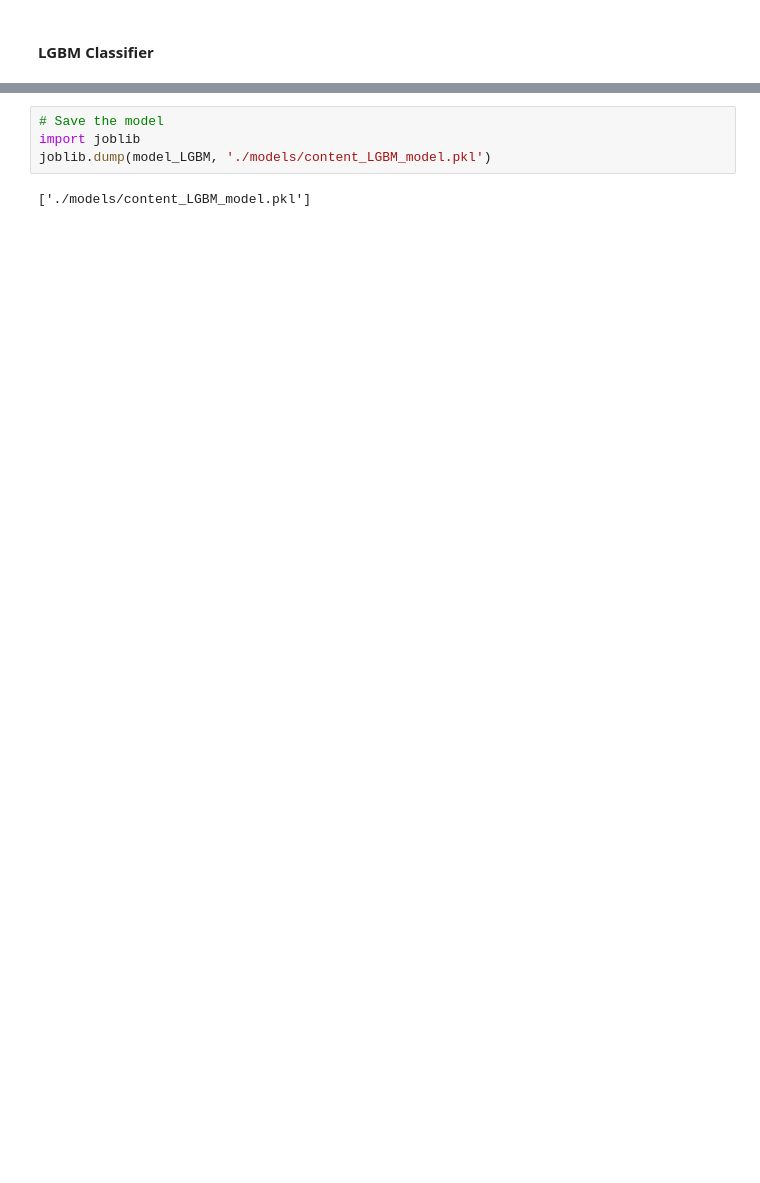
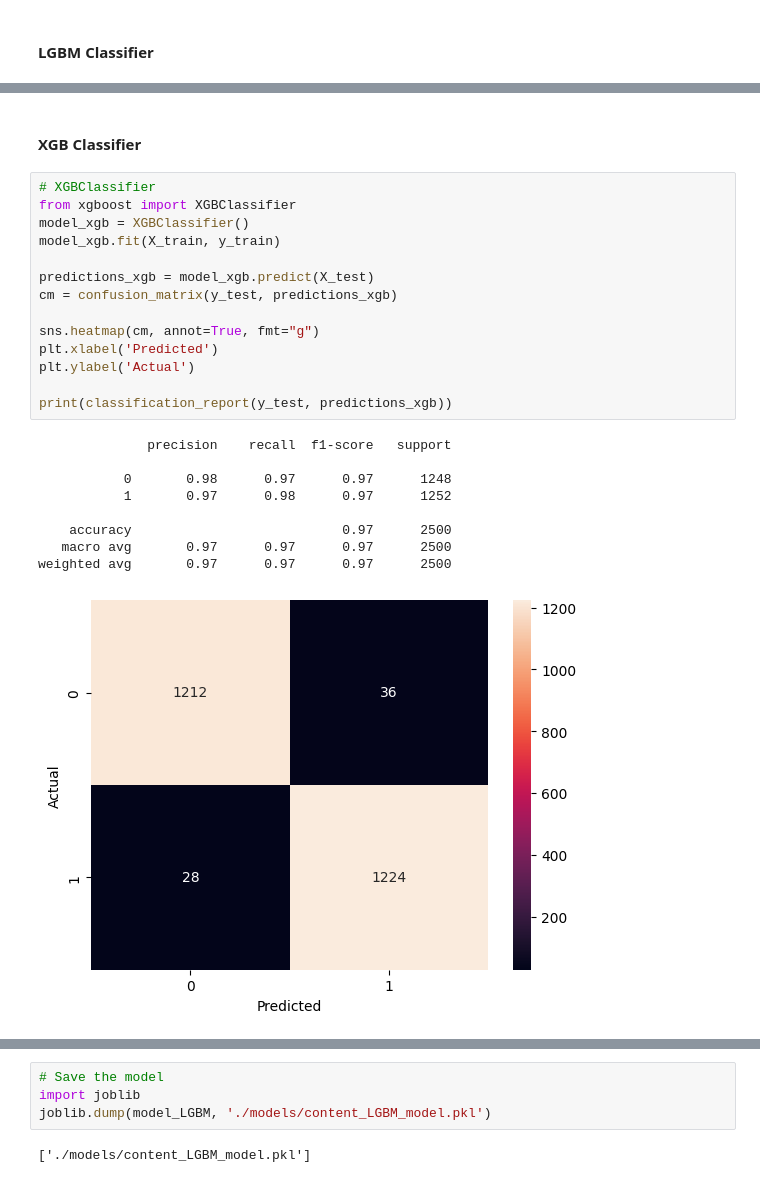
Before and after one commit to andresdlRoca/Guardian_Virtual, a Jupyter notebook: scripts/dev/content_detection.ipynb, the cells around one changed output, grey strips where cells are left out. Saved outputs shown, nothing was run; the diff lists cells and outputs as text; blank space fills up the shorter version.

```diff
--- a/scripts/dev/content_detection.ipynb
+++ b/scripts/dev/content_detection.ipynb
@@ -323,0 +422,26 @@ plt.show()
+# %% [markdown]
+#### XGB Classifier
+# %%
+# XGBClassifier
+from xgboost import XGBClassifier
+model_xgb = XGBClassifier()
+model_xgb.fit(X_train, y_train)
+
+predictions_xgb = model_xgb.predict(X_test)
+cm = confusion_matrix(y_test, predictions_xgb)
+
+sns.heatmap(cm, annot=True, fmt="g")
+plt.xlabel('Predicted')
+plt.ylabel('Actual')
+
+print(classification_report(y_test, predictions_xgb))
+# %% [output]
+              precision    recall  f1-score   support
+
+           0       0.98      0.97      0.97      1248
+           1       0.97      0.98      0.97      1252
+
+    accuracy                           0.97      2500
+   macro avg       0.97      0.97      0.97      2500
+weighted avg       0.97      0.97      0.97      2500
+[figure, added]
```
Also changed, not shown: parts of 24 cells of this notebook, 2 other files.
